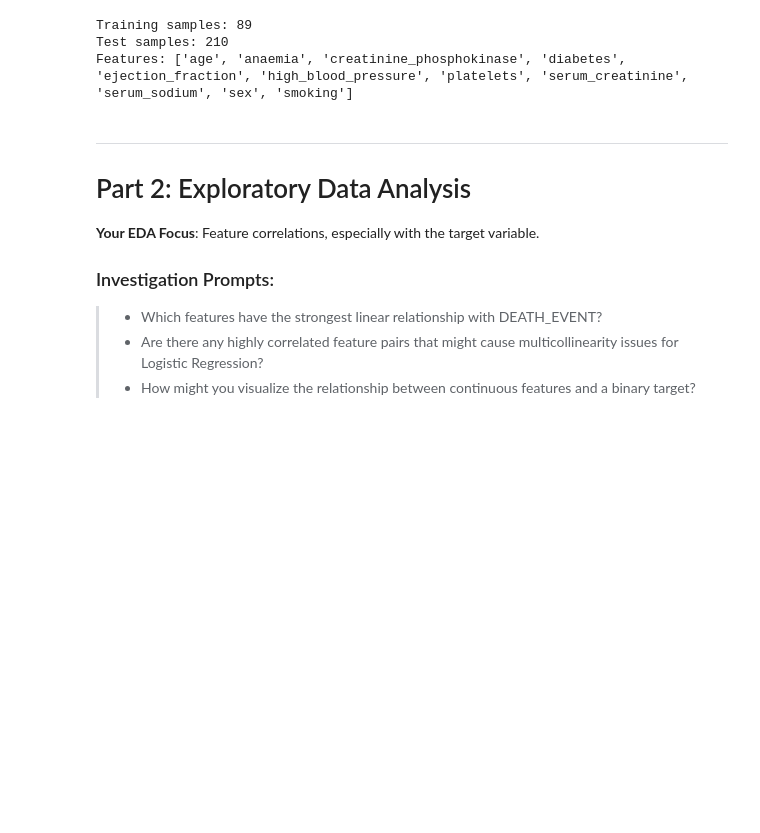
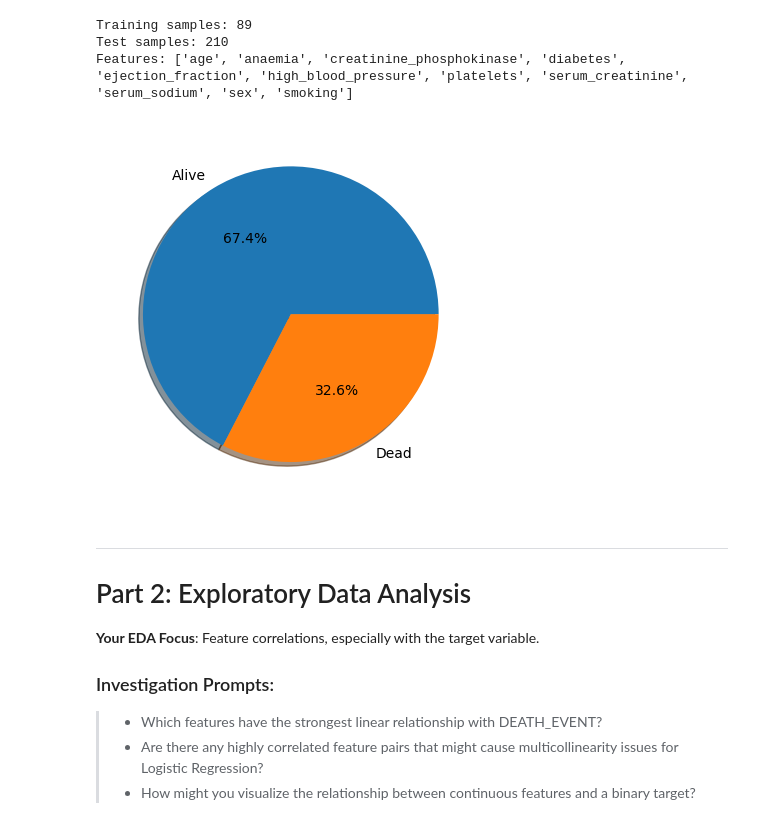
Before and after one commit to WatsonWBlair/cs667, a Jupyter notebook: Projects/Interpretability/notebooks/member_a_logistic_regression.ipynb, the cells around one changed output. Saved outputs shown, nothing was run; the diff lists cells and outputs as text; code cells hidden in the pictures; blank space fills up the shorter version.

Commit message:
adds visuals as well as most up to date logistic regression

```diff
--- a/Projects/Interpretability/notebooks/member_a_logistic_regression.ipynb
+++ b/Projects/Interpretability/notebooks/member_a_logistic_regression.ipynb
@@ -70,6 +85,13 @@ print(f"Features: {feature_names}")
 Training samples: 89
 Test samples: 210
 Features: ['age', 'anaemia', 'creatinine_phosphokinase', 'diabetes', 'ejection_fraction', 'high_blood_pressure', 'platelets', 'serum_creatinine', 'serum_sodium', 'sex', 'smoking']
+# %%
+
+counts = y_train.value_counts()
+plt.pie(counts, autopct='%1.1f%%', shadow=True, labels=['Alive','Dead'])
+plt.show()
+# %% [output]
+[figure, added]
 # %% [markdown]
 ---
 # Part 2: Exploratory Data Analysis
```
Also changed, not shown: parts of 14 cells of this notebook, 3 other files.
